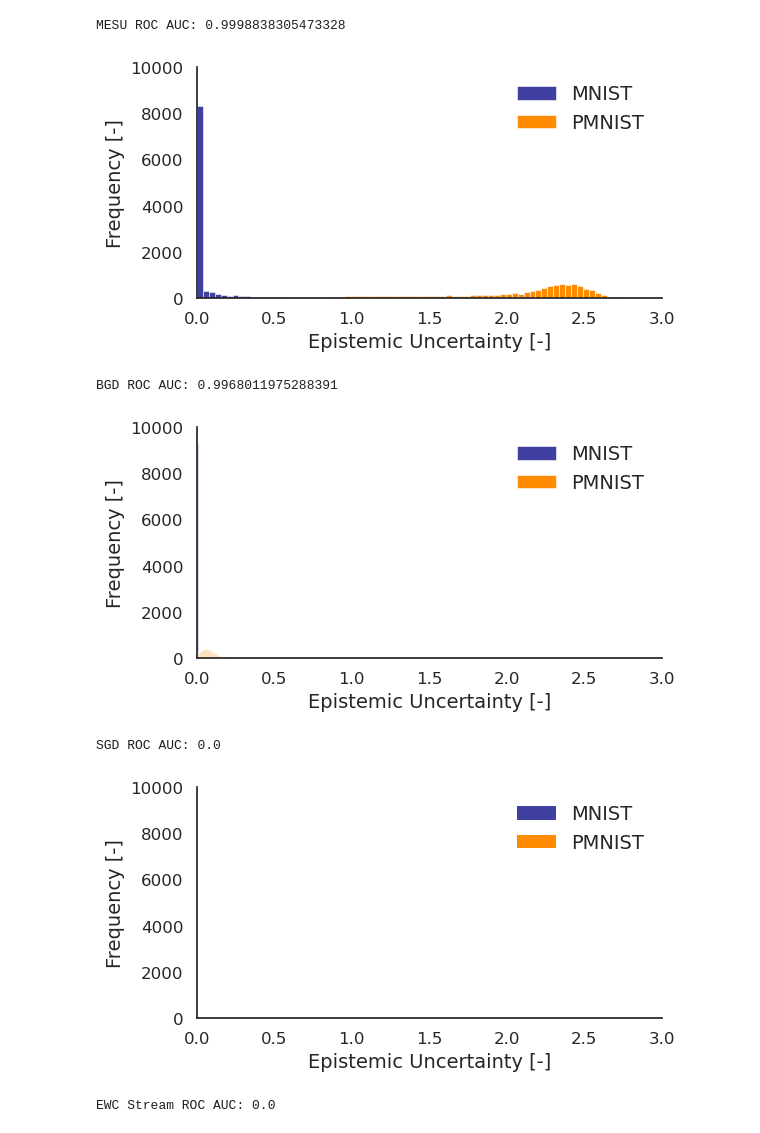
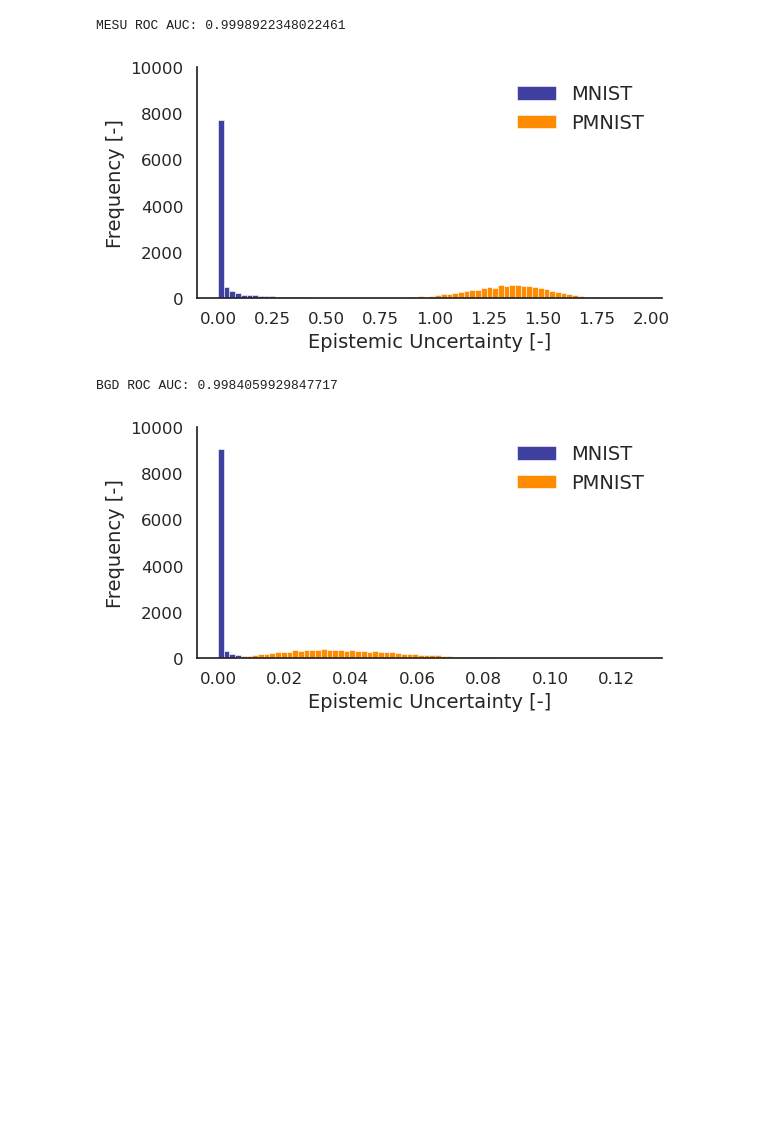
Before and after one commit to kellian-cottart/mesu-pmnist, a Jupyter notebook: figures-mnist-ood.ipynb, the cells around one changed output. Saved outputs shown, nothing was run; the diff lists cells and outputs as text; code cells hidden in the pictures; blank space fills up the shorter version.

```diff
--- a/figures-mnist-ood.ipynb
+++ b/figures-mnist-ood.ipynb
@@ -114,8 +128,8 @@ sns.set_theme(style="white")
 fig, ax = plt.subplots(figsize=(10, 5))
 for i, alg, name in zip(range(len(data)), data, names):
     full_acc = alg[0]*100
-    full_acc_mean = jnp.mean(full_acc, axis=0)[:, 0]
-    full_acc_std = jnp.std(full_acc, axis=0)[:, 0]
+    full_acc_mean = jnp.mean(full_acc, axis=0)[:, 0, 0]
+    full_acc_std = jnp.std(full_acc, axis=0)[:, 0, 0]
     sns.lineplot(x=jnp.arange(n_epochs), y=full_acc_mean, ax=ax, label=name, color=colormap(i), linewidth=2, zorder = 10 - i)
     ax.fill_between(jnp.arange(n_epochs), full_acc_mean - full_acc_std, full_acc_mean + full_acc_std, color=colormap(i), alpha=0.3)
 ax.set_xlabel("Epochs [-]", fontsize=FONTSIZE)
@@ -205,34 +192,31 @@ plt.close()
 # %%
 bins = 75
 for i, alg, name in zip(range(len(data)), data, names):
-    fig, ax = plt.subplots(figsize=(6, 3))
-    full_mnist_epistemic = alg[3].mean(axis=0)[-1]
-    full_pmnist_epistemic = alg[4].mean(axis=0)[-1]
-    min_val = min(full_mnist_epistemic.min(), full_pmnist_epistemic.min())
-    max_val = max(full_mnist_epistemic.max(), full_pmnist_epistemic.max())
-    thresholds = jnp.linspace(min_val, max_val, 1000)
-    tpr = jnp.array([jnp.mean(full_mnist_epistemic < t) for t in thresholds])
-    fpr = jnp.array([jnp.mean(full_pmnist_epistemic < t) for t in thresholds])
-    roc_auc = jnp.trapezoid(tpr, fpr)
-    print(f"{name} ROC AUC: {roc_auc}")
+    if "BGD" in name or "MESU" in name:
+        fig, ax = plt.subplots(figsize=(6, 3))
+        full_mnist_epistemic = alg[3].mean(axis=0)[-1]
+        full_pmnist_epistemic = alg[4].mean(axis=0)[-1]
+        min_val = min(full_mnist_epistemic.min(), full_pmnist_epistemic.min())
+        max_val = max(full_mnist_epistemic.max(), full_pmnist_epistemic.max())
+        thresholds = jnp.linspace(min_val, max_val, 1000)
+        tpr = jnp.array([jnp.mean(full_mnist_epistemic < t) for t in thresholds])
+        fpr = jnp.array([jnp.mean(full_pmnist_epistemic < t) for t in thresholds])
+        roc_auc = jnp.trapezoid(tpr, fpr)
+        print(f"{name} ROC AUC: {roc_auc}")
 
-    x_bins = jnp.linspace(min_val, max_val, bins)
-    sns.histplot(full_mnist_epistemic, bins=x_bins, alpha=0.75, label="MNIST", ax=ax, color="navy")
-    sns.histplot(full_pmnist_epistemic, bins=x_bins, alpha=1, label="PMNIST", ax=ax, color="darkorange")
-    ax.set_xlabel("Epistemic Uncertainty [-]", fontsize=FONTSIZE)
-    ax.set_ylabel("Frequency [-]", fontsize=FONTSIZE)
-    ax.tick_params(axis='both', which='major', labelsize=TICKSIZE)
-    ax.set_ylim(0, 10000)
-    ax.set_xlim(0, 3)
-    ax.legend(loc="upper right", fontsize=FONTSIZE, frameon=False)
-    ax.spines['top'].set_visible(False)
-    ax.spines['right'].set_visible(False)
-    plt.show()
+        x_bins = jnp.linspace(min_val, max_val, bins)
+        sns.histplot(full_mnist_epistemic, bins=x_bins, alpha=0.75, label="MNIST", ax=ax, color="navy")
+        sns.histplot(full_pmnist_epistemic, bins=x_bins, alpha=1, label="PMNIST", ax=ax, color="darkorange")
+        ax.set_xlabel("Epistemic Uncertainty [-]", fontsize=FONTSIZE)
+        ax.set_ylabel("Frequency [-]", fontsize=FONTSIZE)
+        ax.tick_params(axis='both', which='major', labelsize=TICKSIZE)
+        ax.set_ylim(0, 10000)
+        ax.legend(loc="upper right", fontsize=FONTSIZE, frameon=False)
+        ax.spines['top'].set_visible(False)
+        ax.spines['right'].set_visible(False)
+        plt.show()
 # %% [output]
-MESU ROC AUC: 0.9998838305473328
+MESU ROC AUC: 0.9998922348022461
-[figure, old version]
+[figure, new version]
-BGD ROC AUC: 0.9968011975288391
+BGD ROC AUC: 0.9984059929847717
-[figure, old version]
+[figure, new version]
-SGD ROC AUC: 0.0
-[figure, removed]
-EWC Stream ROC AUC: 0.0
```
Also changed, not shown: parts of 7 cells of this notebook, 3 other files.
